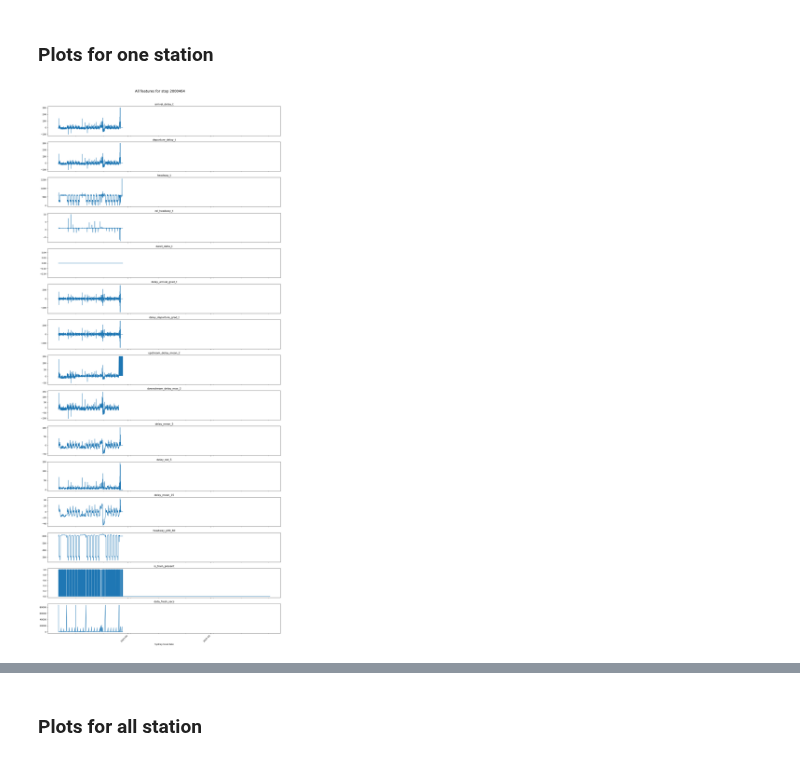
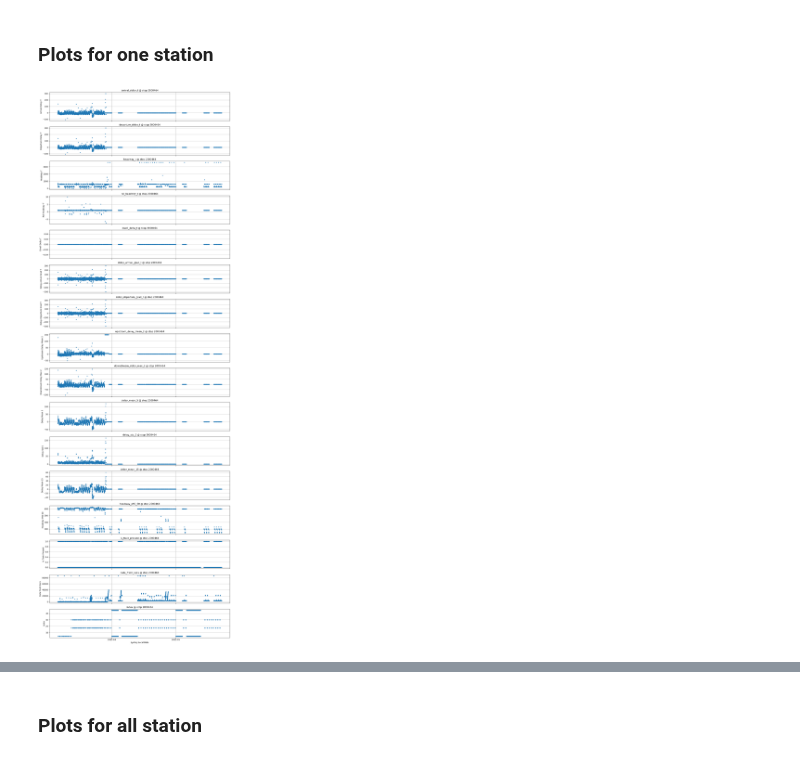
Before and after one commit to LuisMartinParraMorales/metro_disruptions_intelligence, a Jupyter notebook: notebooks/03_generate_features_and_eda.ipynb, the cells around one changed output, grey strips where cells are left out. Drawn from its saved outputs; the diff is of its cells as text; code cells hidden in the pictures.

```diff
--- a/notebooks/03_generate_features_and_eda.ipynb
+++ b/notebooks/03_generate_features_and_eda.ipynb
@@ -352,87 +306,76 @@ Text(0.5, 1.0, 'Headway distribution')
 ### Plots for one station
 # %%
 import seaborn as sns
+import numpy as np
 from matplotlib.dates import DateFormatter, MonthLocator
-from pandas.api.types import is_datetime64_any_dtype   # << fix for dtype test
-import pytz, datetime as dt
+import pytz
+from pandas.api.types import is_datetime64_any_dtype
 
-station_id = 2000464          # <<< station you want to inspect
+station_id = 2000464
 
-# ────────────────────────────────────────────────────────────────────────────
-# 0.  Reliable sub-set (cast stop_id -> int so we match numeric literal)
-# ────────────────────────────────────────────────────────────────────────────
-sub = feats_all[feats_all["stop_id"].astype(int) == int(station_id)].copy()
-
+# 1) Subset on stop_id
+sub = feats_all[feats_all["stop_id"].astype(int) == station_id].copy()
 if sub.empty:
     raise ValueError(f"No rows found for stop_id {station_id}")
 
-# ────────────────────────────────────────────────────────────────────────────
-# 1.  Ensure local_dt exists and is timezone-aware (Australia/Sydney)
-# ────────────────────────────────────────────────────────────────────────────
+# 2) Ensure we have a tz-aware local_dt column
 if "local_dt" not in sub.columns or not is_datetime64_any_dtype(sub["local_dt"]):
     tz_syd = pytz.timezone("Australia/Sydney")
     sub["local_dt"] = (
         pd.to_datetime(sub["snapshot_timestamp"], unit="s", utc=True)
           .dt.tz_convert(tz_syd)
     )
 
-# ────────────────────────────────────────────────────────────────────────────
-# 2.  Time-series panel — one subplot per feature
-# ────────────────────────────────────────────────────────────────────────────
-feat_cols = [
-    "arrival_delay_t", "departure_delay_t", "headway_t", "rel_headway_t",
-    "dwell_delta_t", "delay_arrival_grad_t", "delay_departure_grad_t",
-    "upstream_delay_mean_2", "downstream_delay_max_2", "delay_mean_5",
-    "delay_std_5", "delay_mean_15", "headway_p90_60",
-    "is_train_present", "data_fresh_secs"
-]
+# 3) Identify all the feature columns (everything except the meta-cols)
+exclude = {
+    "snapshot_timestamp", "stop_id", "direction_id", "route_id",
+    "local_dt", "sin_hour", "cos_hour", "day_type",
+    "node_degree", "hub_flag"
+}
+feat_cols = [c for c in sub.columns if c not in exclude]
 
-# keep only features with at least one non-NaN
-feat_cols = [c for c in feat_cols if sub[c].notna().any()]
-n_feat    = len(feat_cols)
-
-fig, axes = plt.subplots(n_feat, 1, figsize=(16, 2.4 * n_feat), sharex=True)
-axes      = np.ravel(axes)
-
+# 4) Time-series panel: one subplot per feature
+n = len(feat_cols)
+fig, axes = plt.subplots(n, 1, figsize=(14, 2.5 * n), sharex=True)
+if n == 1:
+    axes = [axes]
 month_loc = MonthLocator(interval=1)
-fmt_month = DateFormatter("%Y-%m")
+fmt_month = DateFormatter("%Y-%m", tz=sub["local_dt"].dt.tz)
 
 for ax, col in zip(axes, feat_cols):
-    sub[["local_dt", col]].dropna().plot(x="local_dt", y=col, ax=ax, legend=False)
-    ax.set_title(col)
+    df = sub[["local_dt", col]].dropna()
+    ax.plot(df["local_dt"], df[col], marker=".", linestyle="none")
+    ax.set_ylabel(col.replace("_", " ").title())
     ax.xaxis.set_major_locator(month_loc)
     ax.xaxis.set_major_formatter(fmt_month)
-    ax.tick_params(axis="x", rotation=45)
+    ax.grid(True)
+    ax.set_title(f"{col} @ stop {station_id}")
 
-axes[-1].set_xlabel("Sydney local date")
-fig.suptitle(f"All features for stop {station_id}", y=1.01, fontsize=16)
-fig.tight_layout()
+axes[-1].set_xlabel("Sydney Local Date")
+plt.tight_layout()
 plt.show()
 
-# ────────────────────────────────────────────────────────────────────────────
-# 3.  Daily coverage heat-map  (1 = at least one non-NaN sample that day)
-# ────────────────────────────────────────────────────────────────────────────
-coverage = (
-    sub.set_index("local_dt")
-       .groupby(pd.Grouper(freq="D"))[feat_cols]
+# 5) Daily coverage heat-map (1 if any non-NaN that day)
+cov = (
+    sub.set_index("local_dt")[feat_cols]
+       .resample("D")
        .apply(lambda d: d.notna().any())
        .astype(int)
 )
 
-plt.figure(figsize=(16, 6))
-sns.heatmap(coverage.T, cmap=["white", "#4caf50"], cbar=False,
-            linewidths=.5, linecolor="lightgrey")
-plt.title(f"Daily feature coverage — stop {station_id}")
-plt.ylabel("feature"); plt.xlabel("date")
-plt.xticks(rotation=45, ha="right"); plt.yticks(rotation=0)
+plt.figure(figsize=(14, max(2, n*0.3 + 1)))
+sns.heatmap(cov.T, cmap=["white", "#4caf50"], cbar=False,
+            linewidths=.5, linecolor="lightgray")
+plt.title(f"Daily coverage @ stop {station_id}")
+plt.ylabel("Feature")
+plt.xlabel("Date")
+plt.xticks(rotation=45, ha="right")
+plt.yticks(rotation=0)
 plt.tight_layout()
 plt.show()
 
-# ────────────────────────────────────────────────────────────────────────────
-# 4.  List calendar days that are totally empty
-# ────────────────────────────────────────────────────────────────────────────
-empty_days = coverage.index[coverage.sum(axis=1) == 0]
-print(f"\nDays with *no* data at stop {station_id}:",
-      empty_days.date.tolist() if len(empty_days) else "None 🎉")
+# 6) List totally empty days
+empty = cov.index[cov.sum(axis=1) == 0]
+print("Days with *no* data:", empty.date.tolist() if len(empty) else "None 🎉")
 # %% [output]
-[figure, old version]
+[figure, new version]
```
Also changed, not shown: parts of 20 cells of this notebook, 1 other file.
